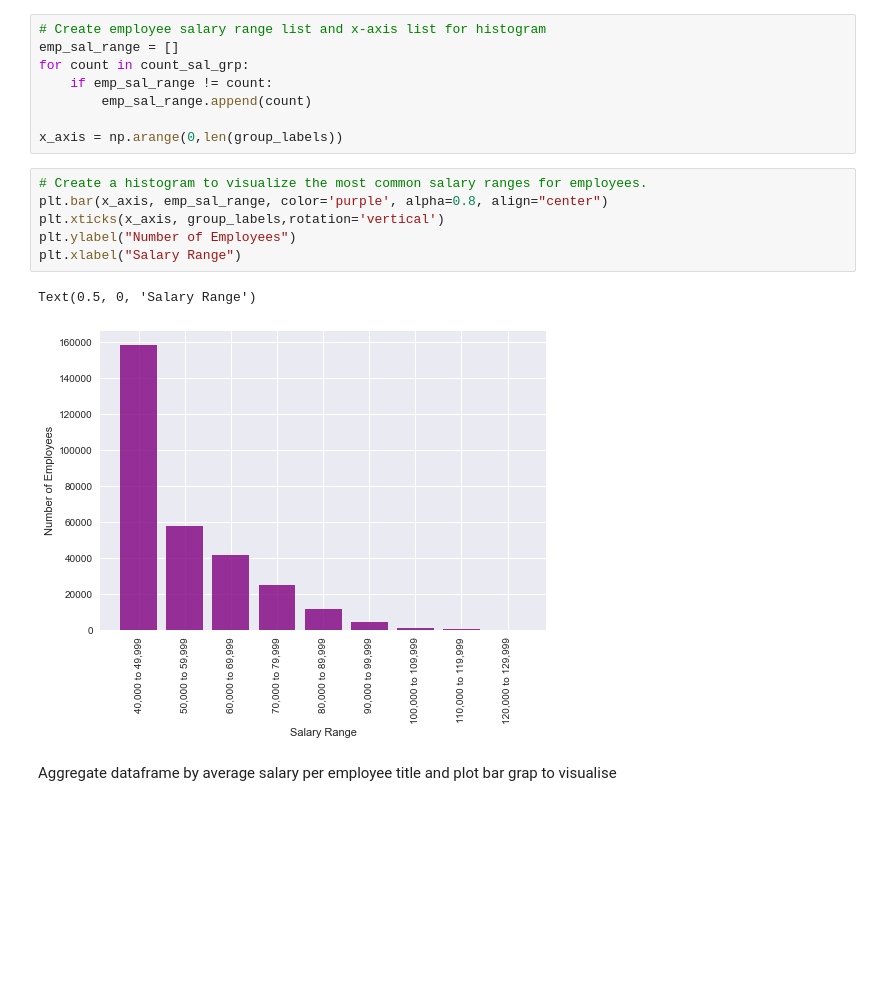
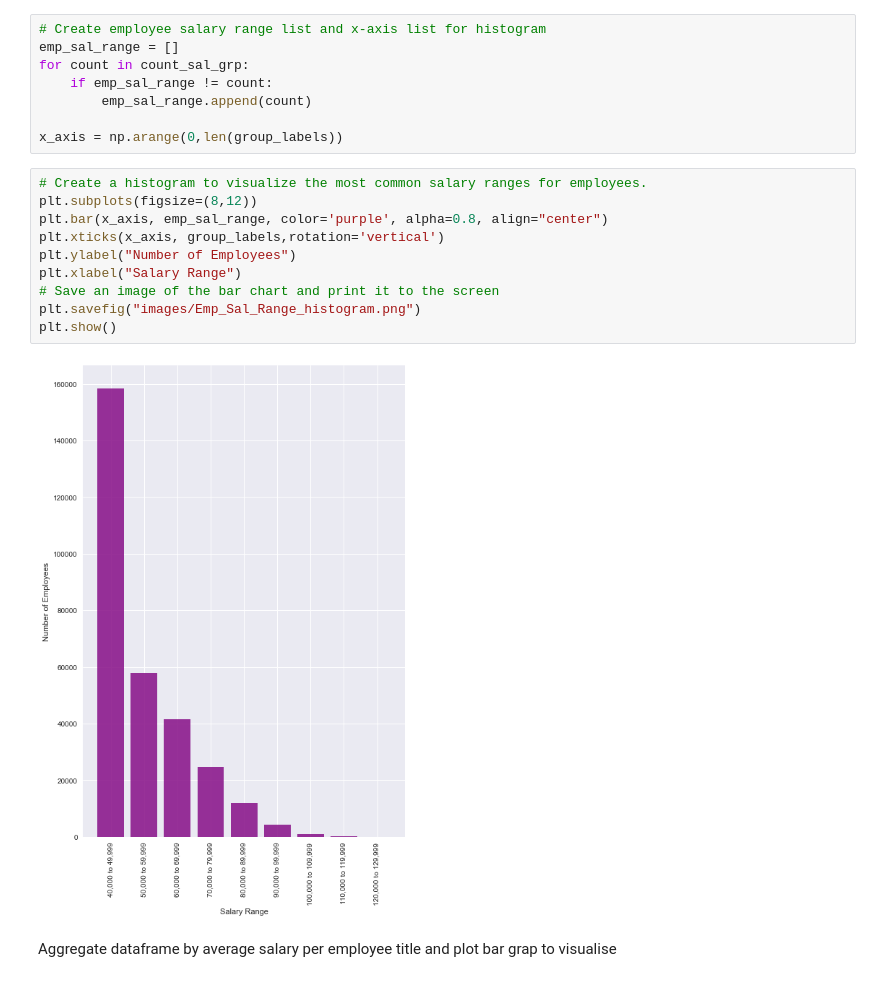
Before and after one commit to ShonaCritch/SQL-Challenge, a Jupyter notebook: EmployeeSQL/SQLAlchemy_Analysis.ipynb, the cells around one changed output. Saved outputs shown, nothing was run; the diff lists cells and outputs as text; blank space fills up the shorter version.

Commit message:
added images directory with graph output

```diff
--- a/EmployeeSQL/SQLAlchemy_Analysis.ipynb
+++ b/EmployeeSQL/SQLAlchemy_Analysis.ipynb
@@ -187,13 +187,16 @@ for count in count_sal_grp:
 x_axis = np.arange(0,len(group_labels))
 # %%
 # Create a histogram to visualize the most common salary ranges for employees.
+plt.subplots(figsize=(8,12))
 plt.bar(x_axis, emp_sal_range, color='purple', alpha=0.8, align="center")
 plt.xticks(x_axis, group_labels,rotation='vertical')
 plt.ylabel("Number of Employees")
 plt.xlabel("Salary Range")
+# Save an image of the bar chart and print it to the screen
+plt.savefig("images/Emp_Sal_Range_histogram.png")
+plt.show()
 # %% [output]
-Text(0.5, 0, 'Salary Range')
-[figure, old version]
+[figure, new version]
 # %% [markdown]
 Aggregate dataframe by average salary per employee title and plot bar grap to visualise
 # %%
```
Also changed, not shown: parts of 1 cell of this notebook, 2 other files.
